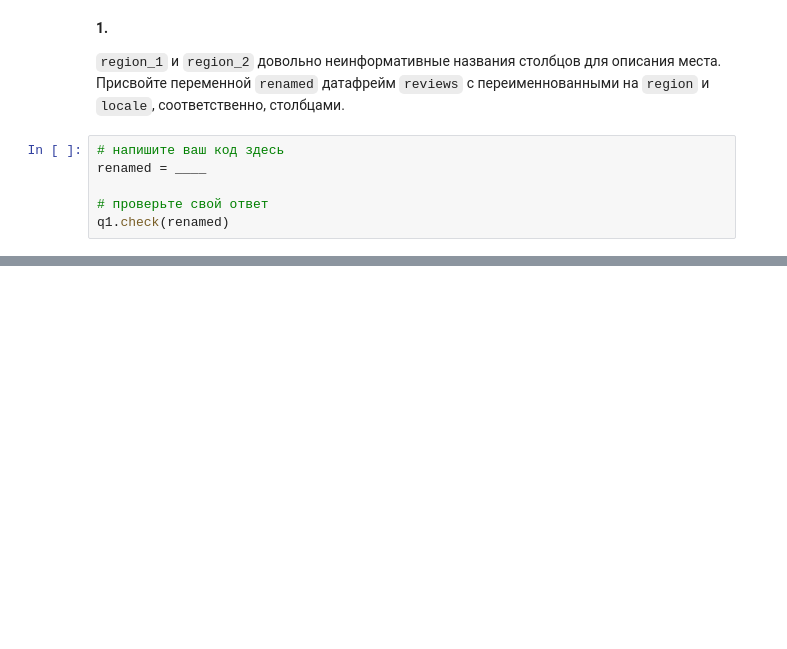
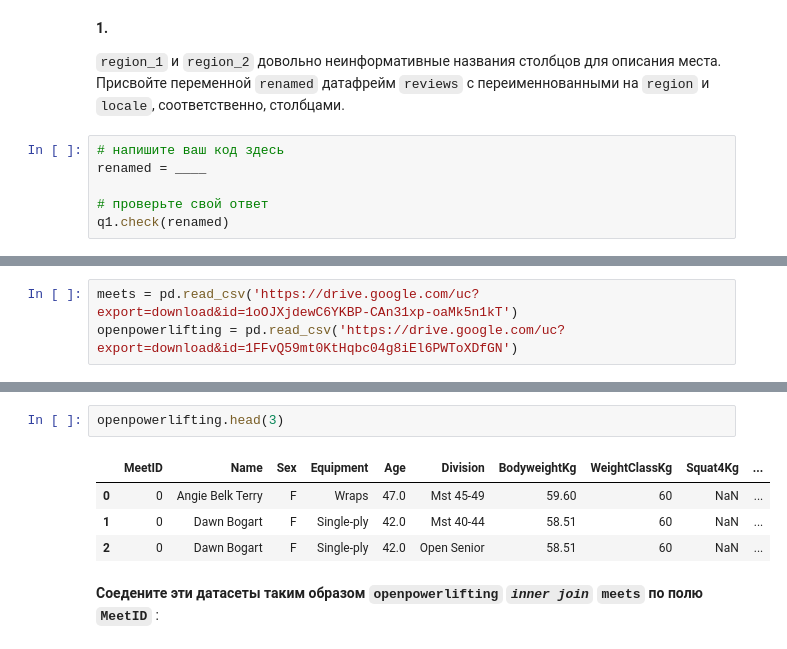
Before and after one commit to sergeymasl/pandas_cource, a Jupyter notebook: Exercise_Renaming_and_Combining.ipynb, the cells around one changed output, grey strips where cells are left out. Saved outputs shown, nothing was run; the diff lists cells and outputs as text; blank space fills up the shorter version.

```diff
--- a/Exercise_Renaming_and_Combining.ipynb
+++ b/Exercise_Renaming_and_Combining.ipynb
@@ -43,0 +93,3 @@ q1.check(renamed)
+# %%
+meets = pd.read_csv('https://drive.google.com/uc?export=download&id=1oOJXjdewC6YKBP-CAn31xp-oaMk5n1kT')
+openpowerlifting = pd.read_csv('https://drive.google.com/uc?export=download&id=1FFvQ59mt0KtHqbc04g8iEl6PWToXDfGN')
@@ -43,0 +103,9 @@ q1.check(renamed)
+# %%
+openpowerlifting.head(3)
+# %% [output]
+|  | MeetID | Name | Sex | Equipment | Age | Division | BodyweightKg | WeightClassKg | Squat4Kg | ... |
+| 0 | 0 | Angie Belk Terry | F | Wraps | 47.0 | Mst 45-49 | 59.60 | 60 | NaN | ... |
+| 1 | 0 | Dawn Bogart | F | Single-ply | 42.0 | Mst 40-44 | 58.51 | 60 | NaN | ... |
+| 2 | 0 | Dawn Bogart | F | Single-ply | 42.0 | Open Senior | 58.51 | 60 | NaN | ... |
+# %% [markdown]
+**Соедените эти датасеты таким образом `openpowerlifting` *`inner join`* `meets` по полю `MeetID`** :
```
Also changed, not shown: parts of 9 cells of this notebook.
